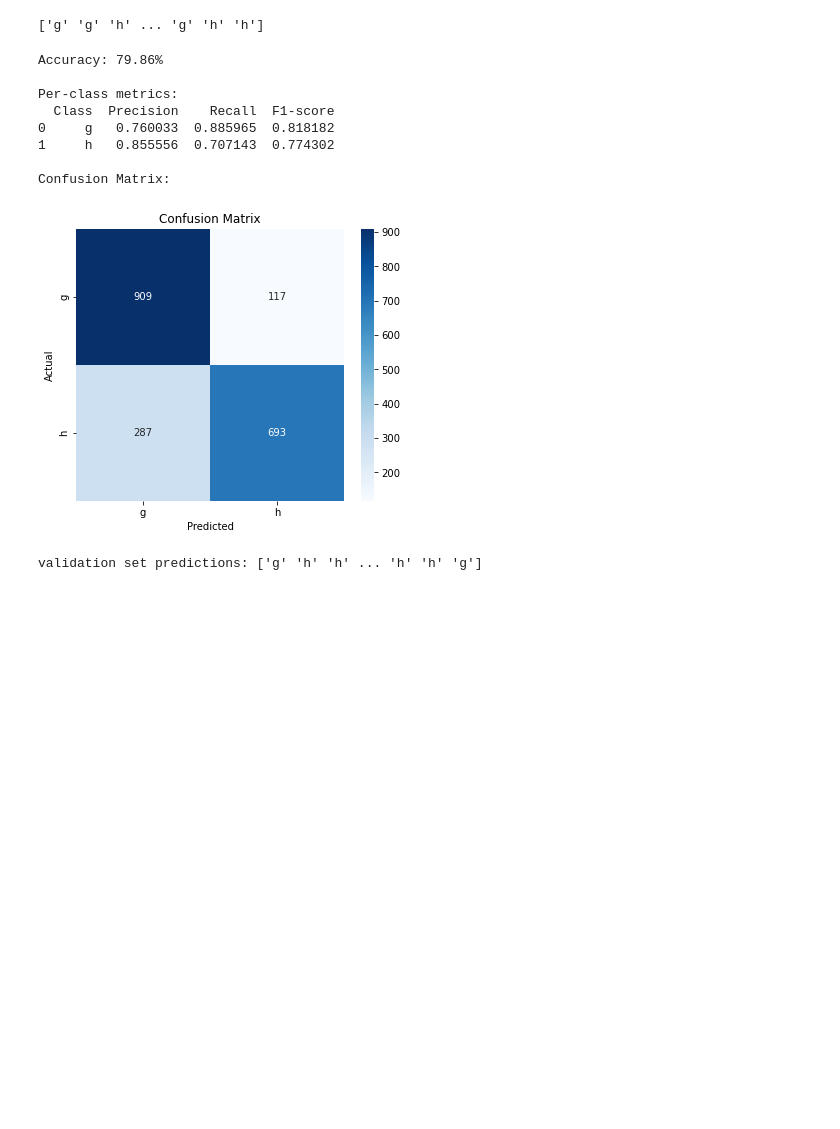
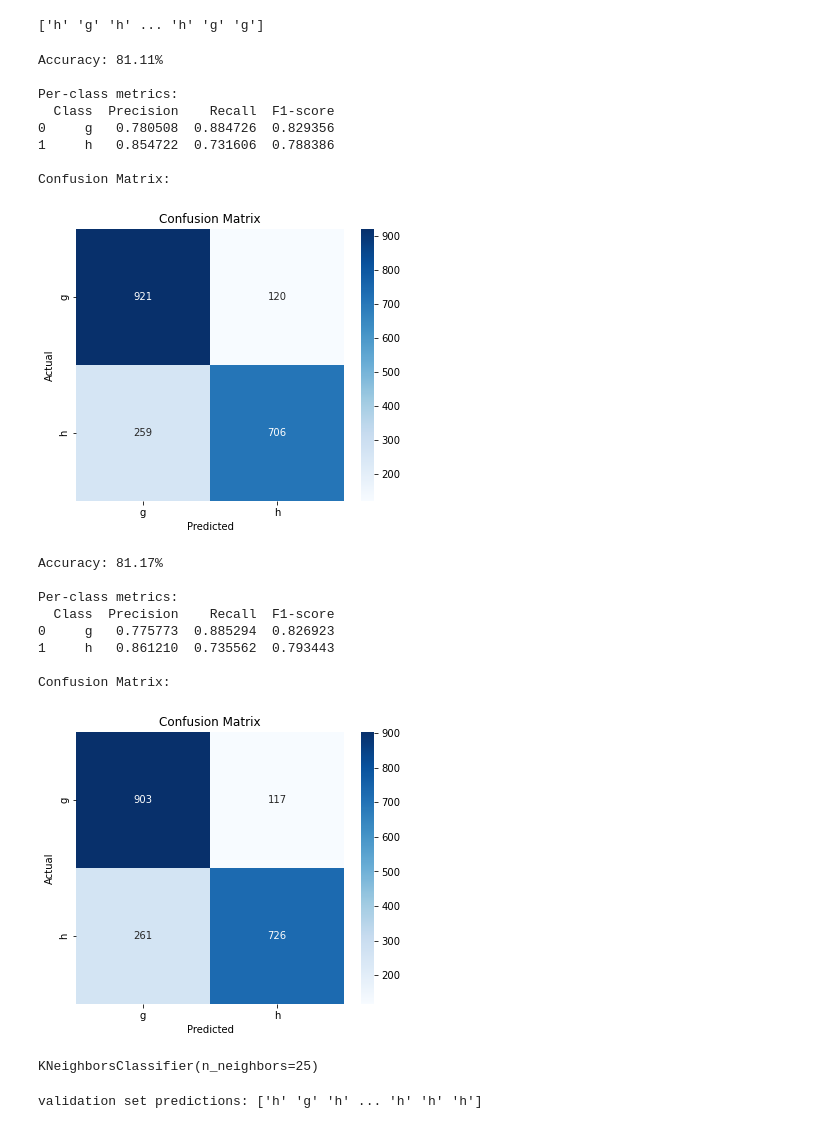
Before and after one commit to oadel1814/Machine-Learning-Classifiaction-and-Regression, a Jupyter notebook: KNN.ipynb, the cells around one changed output. Drawn from its saved outputs; the diff is of its cells as text; code cells hidden in the pictures; blank space fills up the shorter version.

```diff
--- a/KNN.ipynb
+++ b/KNN.ipynb
@@ -62,7 +82,7 @@ test_set = telescope_data[validation_end:]
 # display(validation_set)
 # display(test_set)
 # %%
-# KNN Classifier Manually
+# 3.KNN Classifier Manually
 
 from collections import Counter
 
@@ -85,22 +105,26 @@ class KNN:
     def _predict(self, x):
         # compute the distance
         distances = [self.euclidean_distance(x, x_train) for x_train in self.X_train]
-
+        # x -> [d1, d2, d3, .....]
         # get the closest k
         k_indices = np.argsort(distances)[:self.k]
         k_nearest_labels = [self.y_train[i] for i in k_indices]
 
         # majority vote
-        most_common = Counter(k_nearest_labels).most_common(self.k)
+        most_common = Counter(k_nearest_labels).most_common(1)
         return most_common[0][0]
 
+X = training_set.iloc[:, :-1]
+y = training_set[class_col]
+
 classifier = KNN(k=25)
-classifier.fit(training_set.iloc[:, :-1], training_set[class_col])
-predictions = classifier.predict(validation_set.iloc[:, :-1])
+classifier.fit(X, y)
+X_validation = validation_set.iloc[:, :-1]
+predictions = classifier.predict(X_validation)
 
 print(predictions)
 # %% [output]
-['g' 'g' 'h' ... 'g' 'h' 'h']
+['h' 'g' 'h' ... 'h' 'g' 'g']
 # %%
 # classification evaluation
 
@@ -168,17 +192,50 @@ plt.ylabel("Actual")
 plt.title("Confusion Matrix")
 plt.show()
 # %% [output]
-Accuracy: 79.86%
+Accuracy: 81.11%
 
 Per-class metrics:
   Class  Precision    Recall  F1-score
-0     g   0.760033  0.885965  0.818182
-1     h   0.855556  0.707143  0.774302
+0     g   0.780508  0.884726  0.829356
+1     h   0.854722  0.731606  0.788386
 
 Confusion Matrix:
-[figure, old version]
+[figure, new version]
+# %%
+# Manual implementation final test
+X_manual_test = test_set.iloc[:, :-1]
+y_manual_test = test_set[class_col]
+
+manual_test_prediction = classifier.predict(X_manual_test)
+# %%
+
+y_manual_test = y_manual_test.to_numpy()
+accuracy, metrics_df, conf_matrix = evaluate_classification(y_manual_test,manual_test_prediction)
+
+print(f"Accuracy: {accuracy * 100:.2f}%\n")
+print("Per-class metrics:")
+print(metrics_df)
+print("\nConfusion Matrix:")
+plt.figure(figsize=(6,5))
+sns.heatmap(conf_matrix, annot=True, fmt='d', cmap='Blues',
+            xticklabels=metrics_df['Class'],
+            yticklabels=metrics_df['Class'])
+plt.xlabel("Predicted")
+plt.ylabel("Actual")
+plt.title("Confusion Matrix")
+plt.show()
+# %% [output]
+Accuracy: 81.17%
+
+Per-class metrics:
+  Class  Precision    Recall  F1-score
+0     g   0.775773  0.885294  0.826923
+1     h   0.861210  0.735562  0.793443
+
+Confusion Matrix:
+[figure, added]
 # %%
-# KNN implementation using scikit-learn
+# 4.KNN implementation using scikit-learn
 
 from sklearn.model_selection import train_test_split
 from sklearn.neighbors import KNeighborsClassifier
@@ -199,10 +256,13 @@ X_val, X_test, y_val, y_test = train_test_split(
 
 clf = KNeighborsClassifier(n_neighbors=25)
 clf.fit(X_train, y_train)
-y_val_pred = clf.predict(X_val)
-print("validation set predictions: {}".format(y_val_pred))
 # %% [output]
-validation set predictions: ['g' 'h' 'h' ... 'h' 'h' 'g']
+KNeighborsClassifier(n_neighbors=25)
+# %%
+y_val_pred = clf.predict(X_val)
+print("validation set predictions: {}".format(y_val_pred))
+# %% [output]
+validation set predictions: ['h' 'g' 'h' ... 'h' 'h' 'h']
 # %%
 print("validation set accuracy: {:.2f}%".format(clf.score(X_val, y_val) * 100))
 # %% [output]
```
Also changed, not shown: parts of 7 cells of this notebook.
